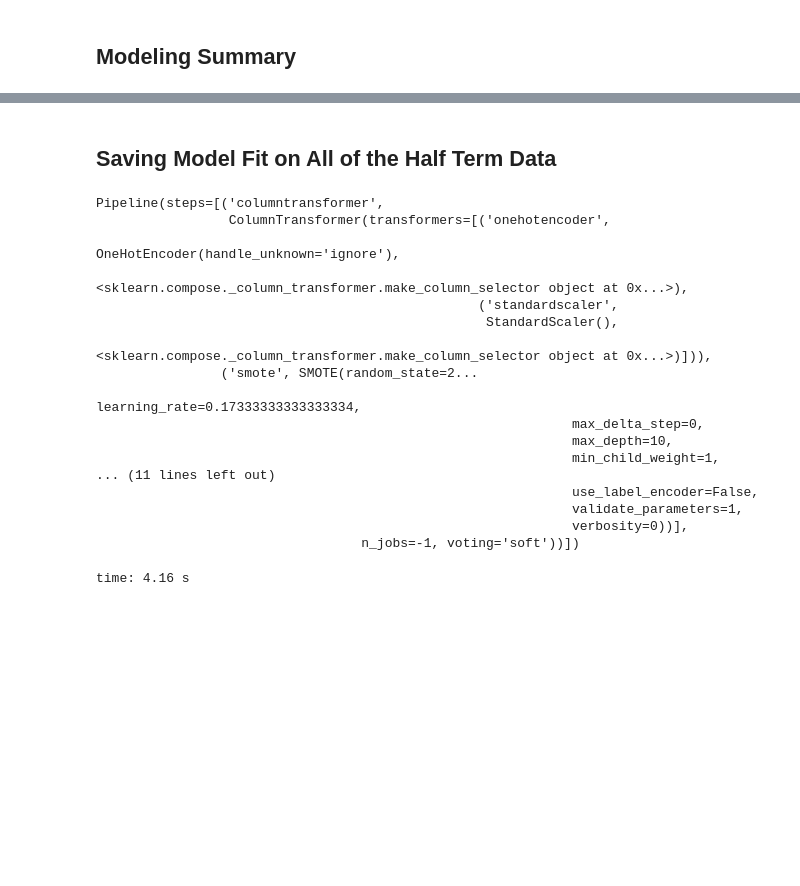
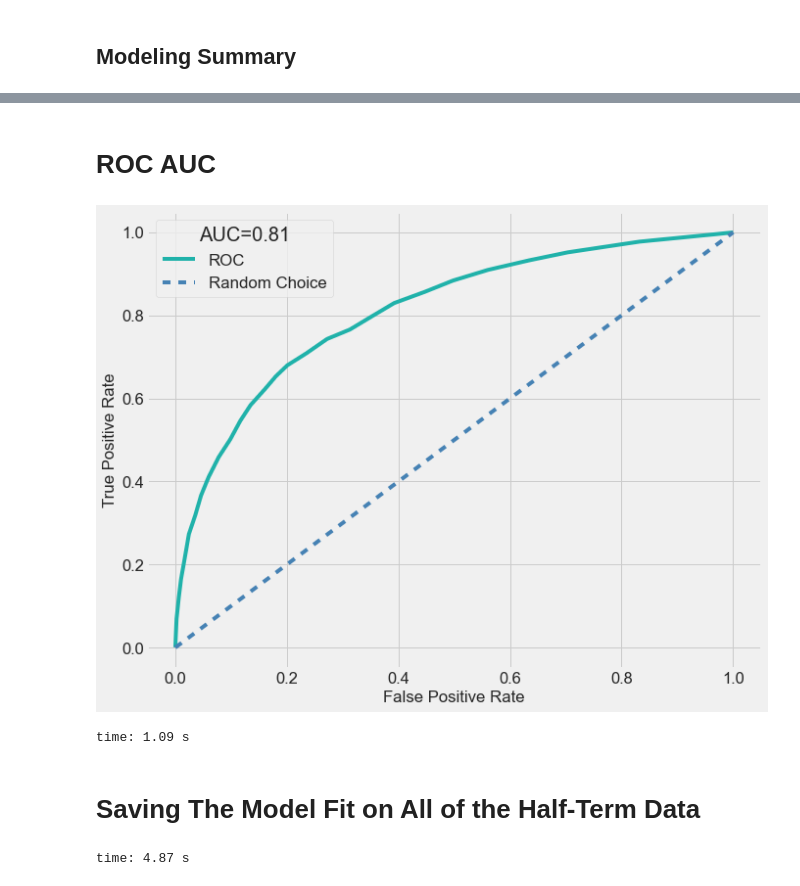
Before and after one commit to jeffreyhwatson/online_outcomes, a Jupyter notebook: notebooks/exploratory/half_term_modeling.ipynb, the cells around one changed output, grey strips where cells are left out. Saved outputs shown, nothing was run; the diff lists cells and outputs as text; code cells hidden in the pictures; blank space fills up the shorter version.

```diff
--- a/notebooks/exploratory/half_term_modeling.ipynb
+++ b/notebooks/exploratory/half_term_modeling.ipynb
@@ -1309,26 +1360,16 @@ time: 650 ms
+# %% [markdown]
+# ROC AUC
+# %%
+f.roc_auc(best_model, X_holdout, y_holdout)
+# %% [output]
+[figure, new version]
+time: 1.09 s
 # %% [markdown]
-## Saving Model Fit on All of the Half Term Data
+# Saving The Model Fit on All of the Half-Term Data
 # %%
 # fitting model to all of the data
-best_model.fit(X,y)
+best_model_full = best_model.fit(X,y).copy()
 # %% [output]
-Pipeline(steps=[('columntransformer',
-                 ColumnTransformer(transformers=[('onehotencoder',
-                                                  OneHotEncoder(handle_unknown='ignore'),
-                                                  <sklearn.compose._column_transformer.make_column_selector object at 0x...>),
-                                                 ('standardscaler',
-                                                  StandardScaler(),
-                                                  <sklearn.compose._column_transformer.make_column_selector object at 0x...>)])),
-                ('smote', SMOTE(random_state=2...
-                                                             learning_rate=0.17333333333333334,
-                                                             max_delta_step=0,
-                                                             max_depth=10,
-                                                             min_child_weight=1,
-... (11 lines left out)
-                                                             use_label_encoder=False,
-                                                             validate_parameters=1,
-                                                             verbosity=0))],
-                                  n_jobs=-1, voting='soft'))])
+time: 4.87 s
-time: 4.16 s
 # %%
 # saving the model
```
Also changed, not shown: parts of 170 cells of this notebook, 7 other files.
